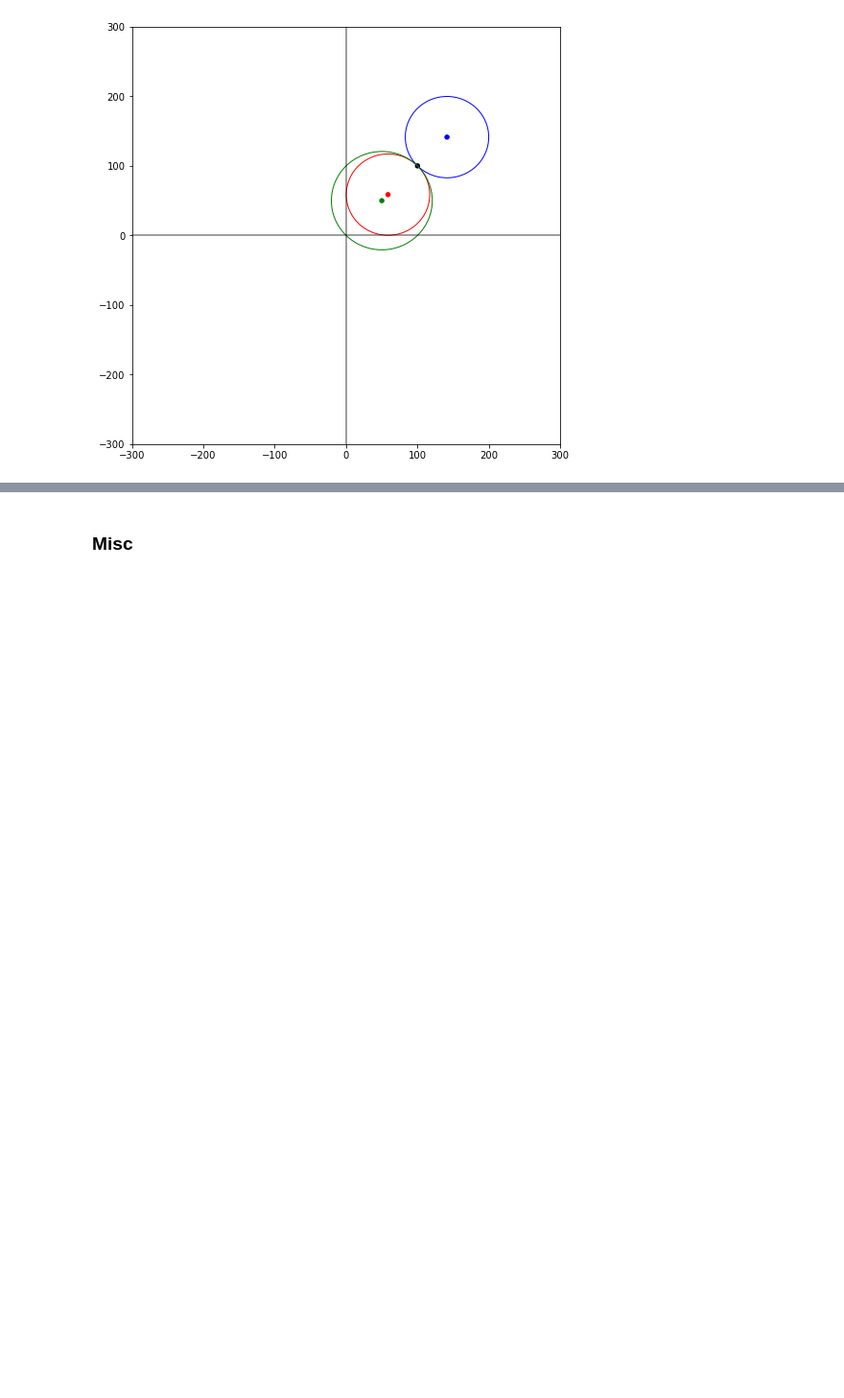
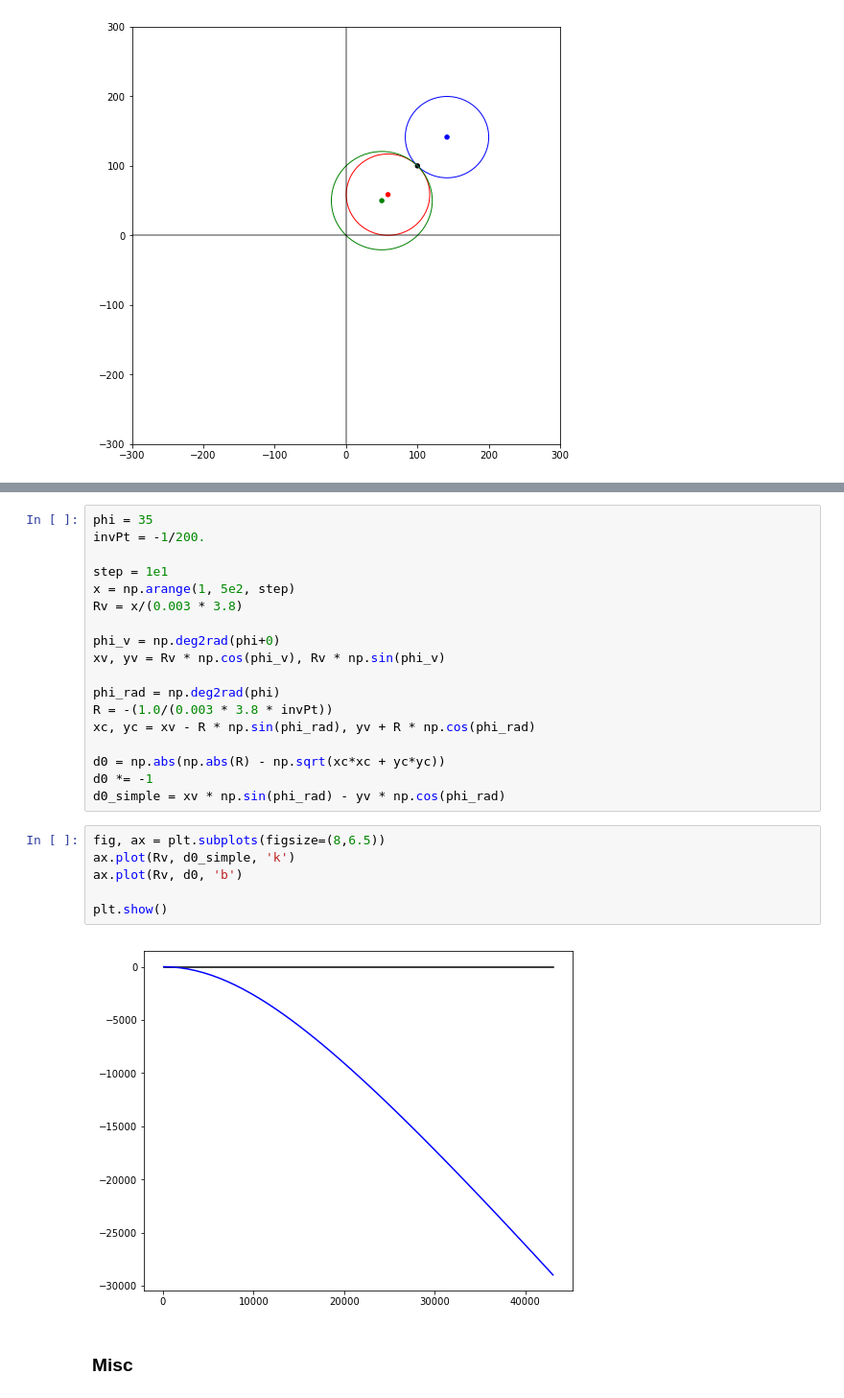
Before and after one commit to srosenzweig09/L1TMuonSimulationsMar2017, a Jupyter notebook: Analyzers/test8/sign_of_d0.ipynb, the cells around one changed output, grey strips where cells are left out. Shown at 96% size. Saved outputs shown, nothing was run; the diff lists cells and outputs as text; blank space fills up the shorter version.

```diff
--- a/Analyzers/test8/sign_of_d0.ipynb
+++ b/Analyzers/test8/sign_of_d0.ipynb
@@ -389,3 +492,29 @@ plt.show()
+# %%
+phi = 35
+invPt = -1/200.
+
+step = 1e1
+x = np.arange(1, 5e2, step)
+Rv = x/(0.003 * 3.8)
+
+phi_v = np.deg2rad(phi+0)
+xv, yv = Rv * np.cos(phi_v), Rv * np.sin(phi_v)
+
+phi_rad = np.deg2rad(phi)
+R = -(1.0/(0.003 * 3.8 * invPt))
+xc, yc = xv - R * np.sin(phi_rad), yv + R * np.cos(phi_rad)
+
+d0 = np.abs(np.abs(R) - np.sqrt(xc*xc + yc*yc))
+d0 *= -1
+d0_simple = xv * np.sin(phi_rad) - yv * np.cos(phi_rad)
+# %%
+fig, ax = plt.subplots(figsize=(8,6.5))
+ax.plot(Rv, d0_simple, 'k')
+ax.plot(Rv, d0, 'b')
+
+plt.show()
+# %% [output]
+[figure, added]
 # %% [markdown]
 ### Misc
 # %%
```
Also changed, not shown: parts of 9 cells of this notebook.
